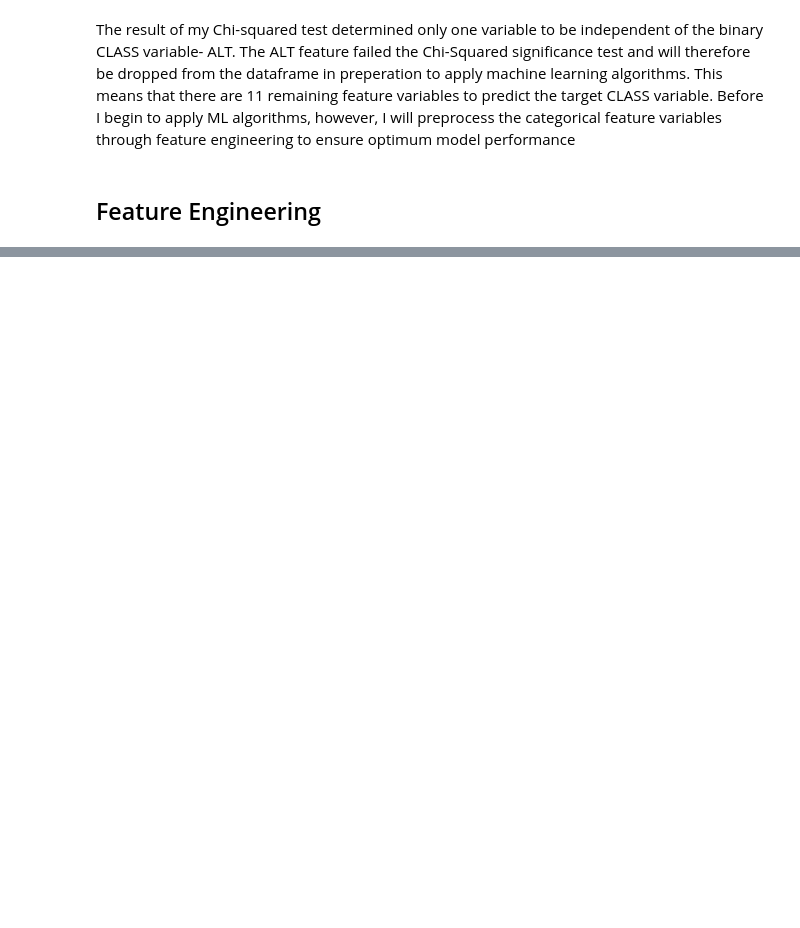
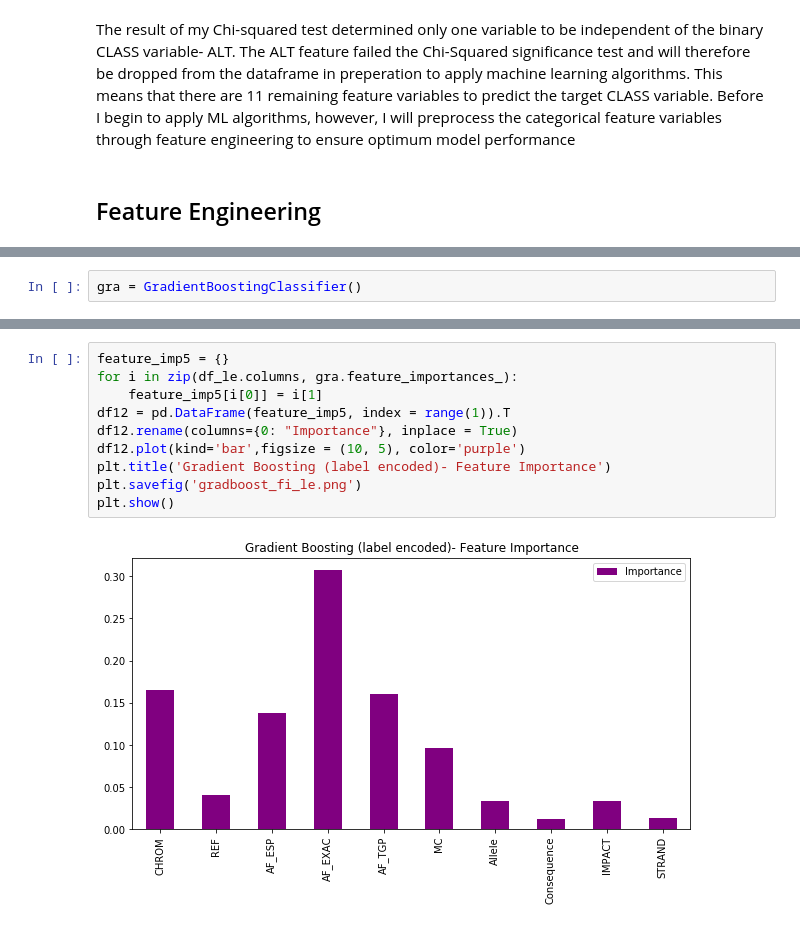
Before and after one commit to mrm00/Genetic-Variants-Classification, a Jupyter notebook: variants.ipynb, the cells around one changed output, grey strips where cells are left out. Drawn from its saved outputs; the diff is of its cells as text; blank space fills up the shorter version.

```diff
--- a/variants.ipynb
+++ b/variants.ipynb
@@ -255,0 +526,2 @@ The result of my Chi-squared test determined only one variable to be independent
+# %%
+gra = GradientBoostingClassifier()
@@ -255,0 +558,12 @@ The result of my Chi-squared test determined only one variable to be independent
+# %%
+feature_imp5 = {}
+for i in zip(df_le.columns, gra.feature_importances_):
+    feature_imp5[i[0]] = i[1]
+df12 = pd.DataFrame(feature_imp5, index = range(1)).T
+df12.rename(columns={0: "Importance"}, inplace = True)
+df12.plot(kind='bar',figsize = (10, 5), color='purple')
+plt.title('Gradient Boosting (label encoded)- Feature Importance')
+plt.savefig('gradboost_fi_le.png')
+plt.show()
+# %% [output]
+[figure, added]
```
Also changed, not shown: parts of 70 cells of this notebook.
